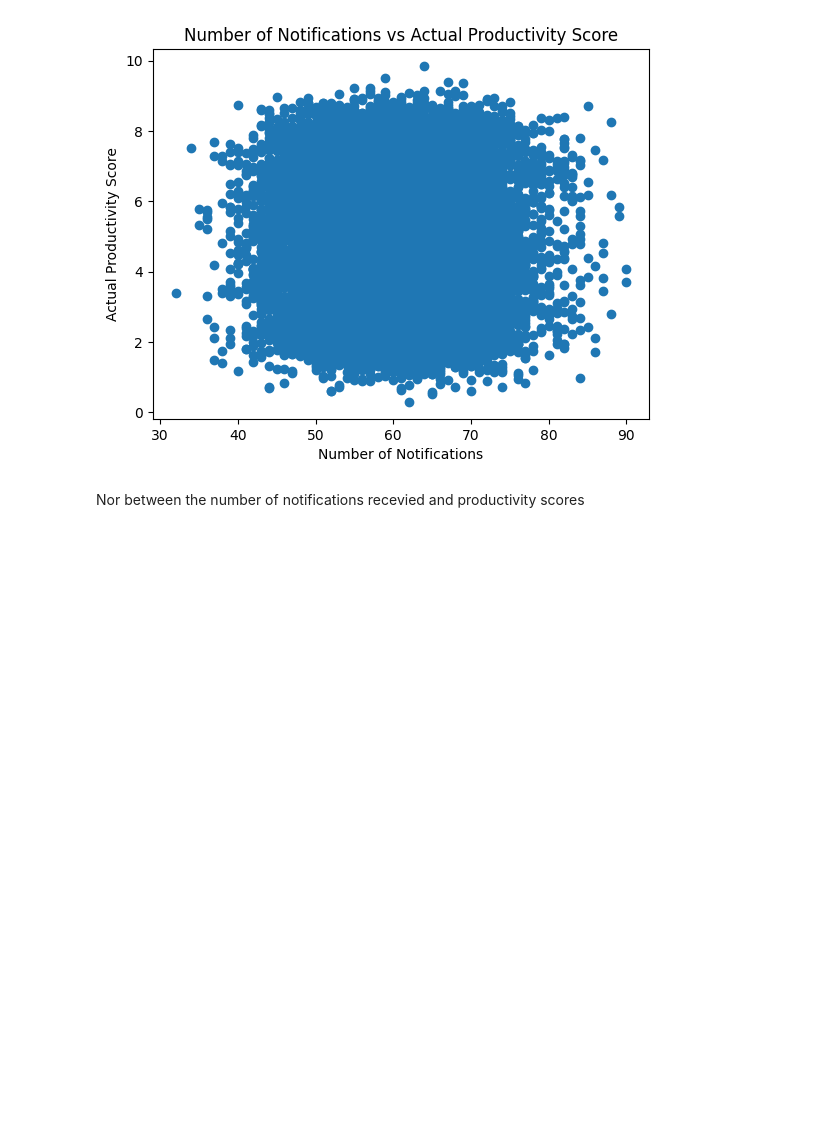
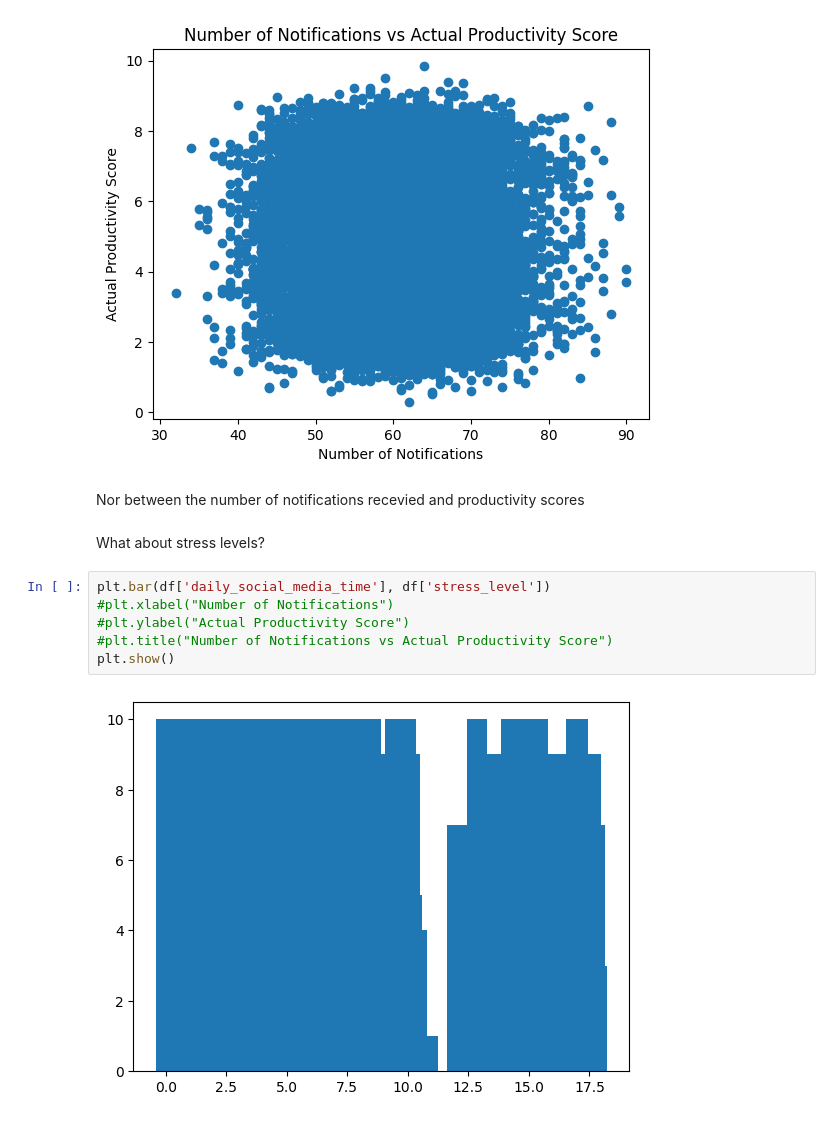
Before and after one commit to HusseinKasim/A-Data-Driven-Study-on-Social-Media-Usage-and-its-Effects-on-Users, a Jupyter notebook: Social_Media_Study.ipynb, the cells around one changed output. Saved outputs shown, nothing was run; the diff lists cells and outputs as text; blank space fills up the shorter version.

```diff
--- a/Social_Media_Study.ipynb
+++ b/Social_Media_Study.ipynb
@@ -283,3 +296,13 @@ plt.show()
 [figure]
 # %% [markdown]
 Nor between the number of notifications recevied and productivity scores
+# %% [markdown]
+What about stress levels?
+# %%
+plt.bar(df['daily_social_media_time'], df['stress_level'])
+#plt.xlabel("Number of Notifications")
+#plt.ylabel("Actual Productivity Score")
+#plt.title("Number of Notifications vs Actual Productivity Score")
+plt.show()
+# %% [output]
+[figure, added]
```
Also changed, not shown: parts of 6 cells of this notebook.
